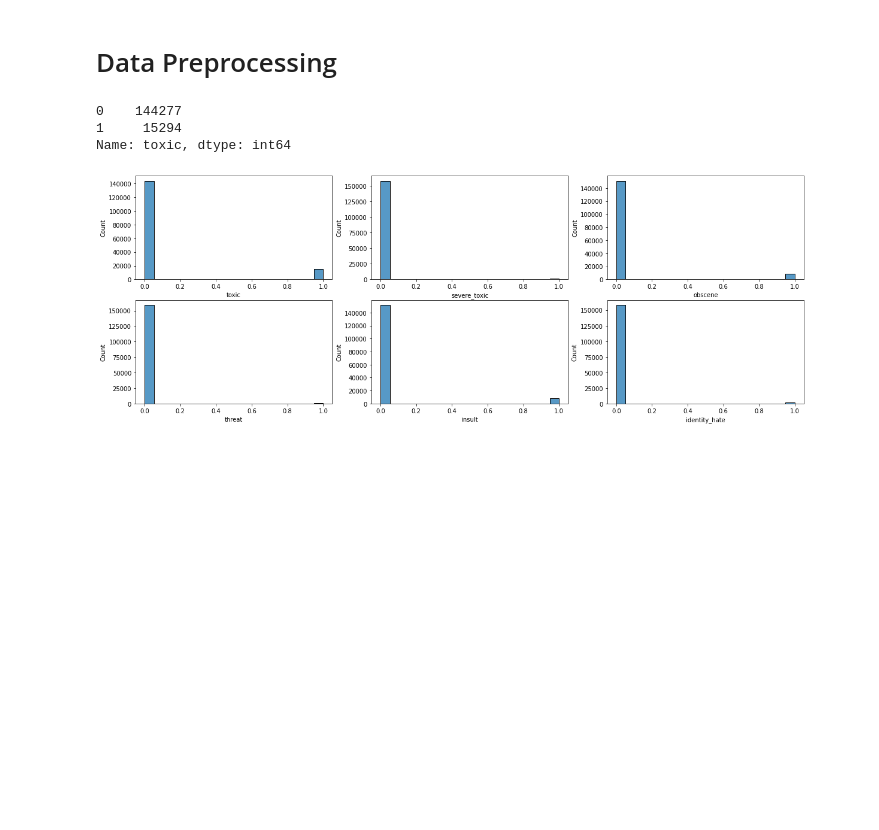
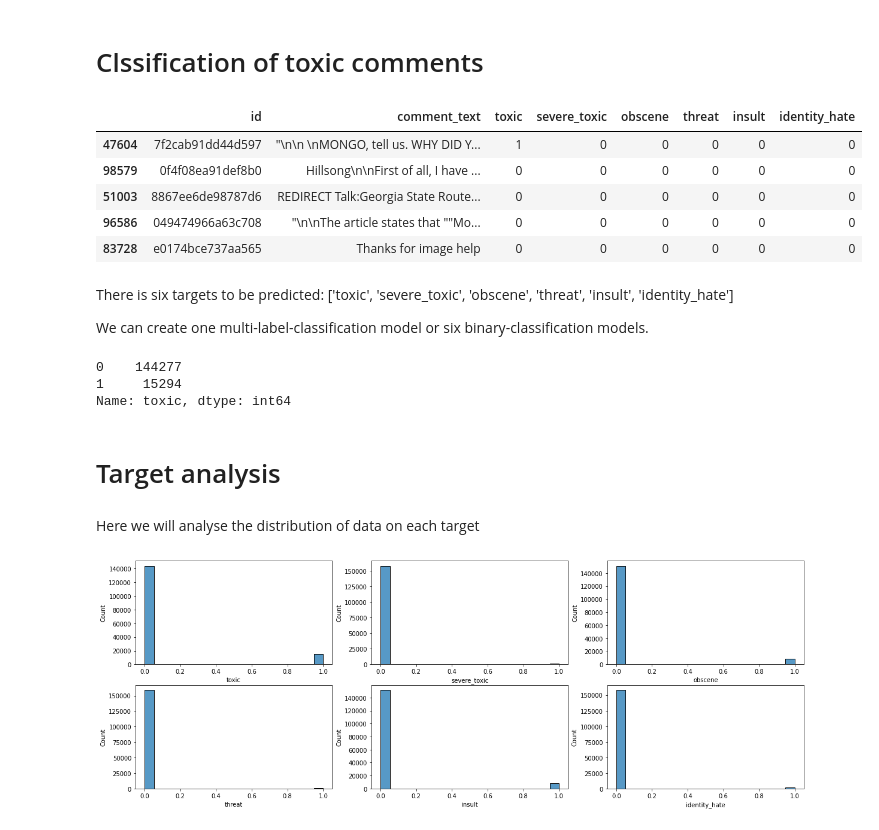
Before and after one commit to taoufik1el/toxic-comments, a Jupyter notebook: toxic-comments-bert.ipynb, the cells around one changed output. Drawn from its saved outputs; the diff is of its cells as text; code cells hidden in the pictures; blank space fills up the shorter version.

```diff
--- a/toxic-comments-bert.ipynb
+++ b/toxic-comments-bert.ipynb
@@ -1,3 +1,5 @@
+# %% [markdown]
+# Clssification of toxic comments
 # %%
 import numpy as np
 import pandas as pd
@@ -39,18 +41,33 @@ from sklearn.metrics import accuracy_score, classification_report, confusion_mat
 import seaborn as sns
 
 #https://curiousily.com/posts/sentiment-analysis-with-bert-and-hugging-face-using-pytorch-and-python/
-# %% [markdown]
-# Data Preprocessing
 # %%
 #df=pd.read_csv('../input/jigsaw-unintended-bias-in-toxicity-classification/train.csv')
 df=pd.read_csv('../input/jigsaw-toxic-comment-classification-challenge/train.csv')
 #test_df=pd.read_csv('../input/jigsaw-toxic-severity-rating/comments_to_score.csv')
+# %%
+df.sample(5)
+# %% [output]
+|  | id | comment_text | toxic | severe_toxic | obscene | threat | insult | identity_hate |
+| 47604 | 7f2cab91dd44d597 | "\n\n \nMONGO, tell us. WHY DID Y... | 1 | 0 | 0 | 0 | 0 | 0 |
+| 98579 | 0f4f08ea91def8b0 | Hillsong\n\nFirst of all, I have ... | 0 | 0 | 0 | 0 | 0 | 0 |
+| 51003 | 8867ee6de98787d6 | REDIRECT Talk:Georgia State Route... | 0 | 0 | 0 | 0 | 0 | 0 |
+| 96586 | 049474966a63c708 | "\n\nThe article states that ""Mo... | 0 | 0 | 0 | 0 | 0 | 0 |
+| 83728 | e0174bce737aa565 | Thanks for image help | 0 | 0 | 0 | 0 | 0 | 0 |
+# %% [markdown]
+There is six targets to be predicted: ['toxic', 'severe_toxic', 'obscene', 'threat', 'insult', 'identity_hate']
+
+We can create one multi-label-classification model or six binary-classification models.
 # %%
 df.toxic.value_counts()
 # %% [output]
 0    144277
 1     15294
 Name: toxic, dtype: int64
+# %% [markdown]
+# Target analysis
+# %% [markdown]
+Here we will analyse the distribution of data on each target
 # %%
 fig, axs = plt.subplots(2, 3, figsize=(20, 7))
 
```
Also changed, not shown: parts of 23 cells of this notebook.
